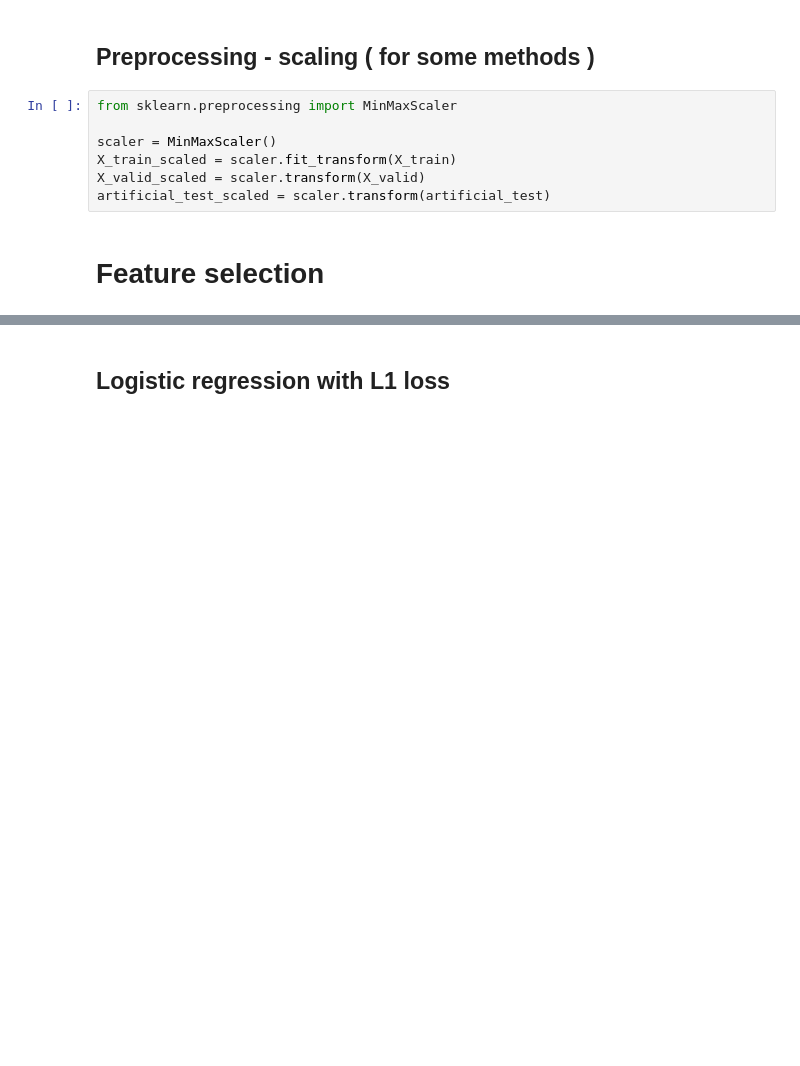
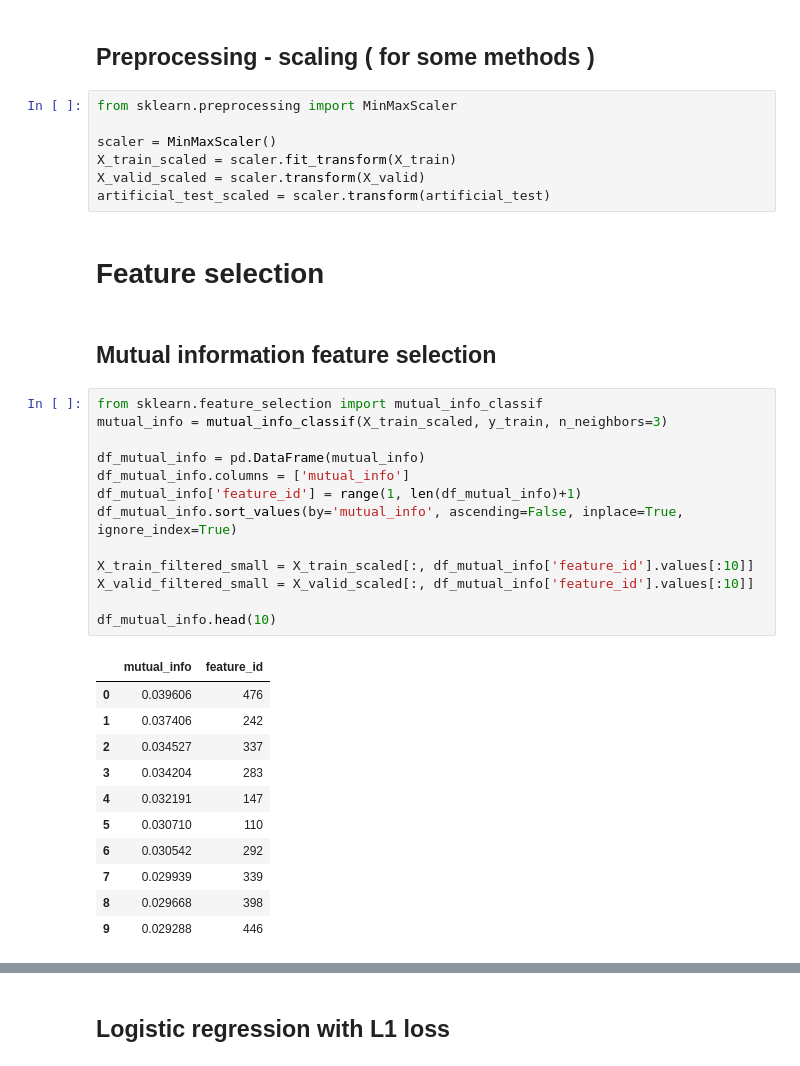
Before and after one commit to mstaczek/Feature-Selection-methods-project, a Jupyter notebook: artificial_testing.ipynb, the cells around one changed output, grey strips where cells are left out. Saved outputs shown, nothing was run; the diff lists cells and outputs as text; blank space fills up the shorter version.

```diff
--- a/artificial_testing.ipynb
+++ b/artificial_testing.ipynb
@@ -34,3 +34,30 @@ X_valid_scaled = scaler.transform(X_valid)
 artificial_test_scaled = scaler.transform(artificial_test)
 # %% [markdown]
 # Feature selection
+# %% [markdown]
+## Mutual information feature selection
+# %%
+from sklearn.feature_selection import mutual_info_classif
+mutual_info = mutual_info_classif(X_train_scaled, y_train, n_neighbors=3)
+
+df_mutual_info = pd.DataFrame(mutual_info)
+df_mutual_info.columns = ['mutual_info']
+df_mutual_info['feature_id'] = range(1, len(df_mutual_info)+1)
+df_mutual_info.sort_values(by='mutual_info', ascending=False, inplace=True, ignore_index=True)
+
+X_train_filtered_small = X_train_scaled[:, df_mutual_info['feature_id'].values[:10]]
+X_valid_filtered_small = X_valid_scaled[:, df_mutual_info['feature_id'].values[:10]]
+
+df_mutual_info.head(10)
+# %% [output]
+|  | mutual_info | feature_id |
+| 0 | 0.039606 | 476 |
+| 1 | 0.037406 | 242 |
+| 2 | 0.034527 | 337 |
+| 3 | 0.034204 | 283 |
+| 4 | 0.032191 | 147 |
+| 5 | 0.030710 | 110 |
+| 6 | 0.030542 | 292 |
+| 7 | 0.029939 | 339 |
+| 8 | 0.029668 | 398 |
+| 9 | 0.029288 | 446 |
```
Also changed, not shown: parts of 12 cells of this notebook.
